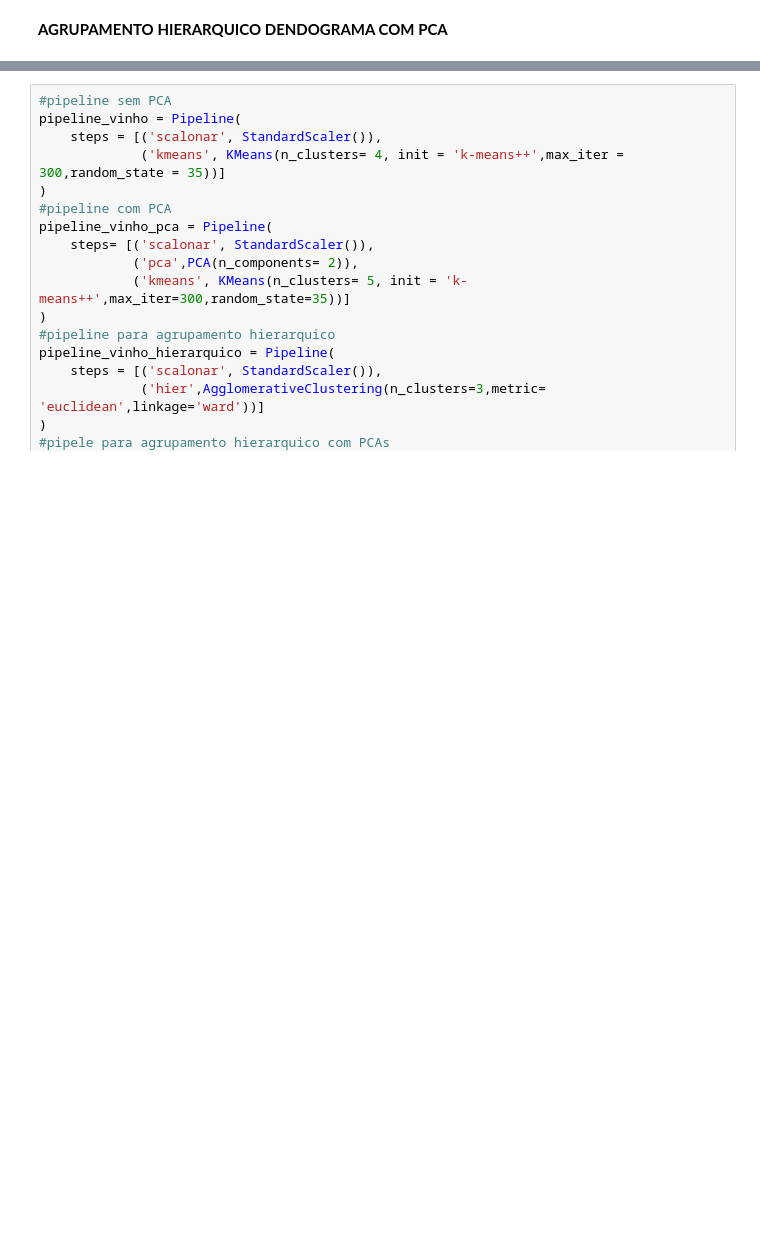
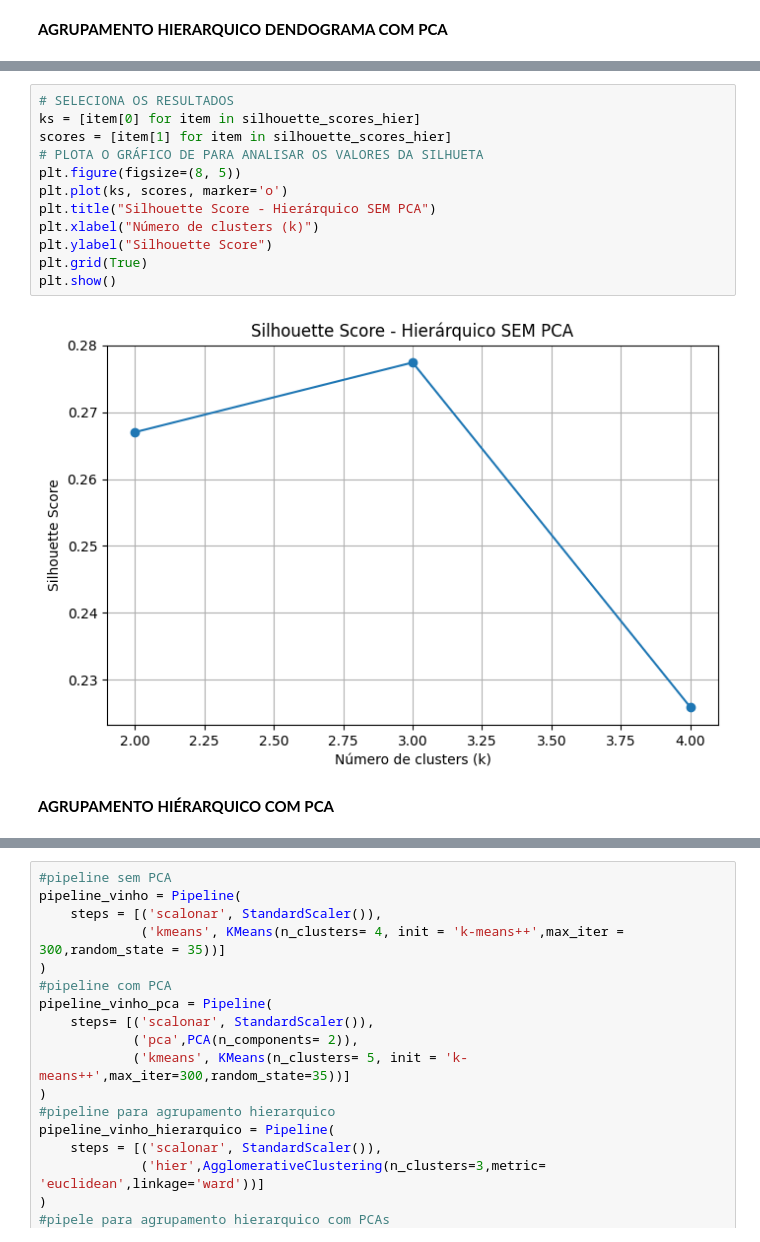
Before and after one commit to Rd-Brito13/Projeto-WineChem, a Jupyter notebook: notebooks/Agrupamento_Vinho.ipynb, the cells around one changed output, grey strips where cells are left out. Drawn from its saved outputs; the diff is of its cells as text; blank space fills up the shorter version.

```diff
--- a/notebooks/Agrupamento_Vinho.ipynb
+++ b/notebooks/Agrupamento_Vinho.ipynb
@@ -404,0 +625,16 @@ dendograma = dendrogram(linkage(vinhos_copia_PCA, method = 'average'))
+# %%
+# SELECIONA OS RESULTADOS
+ks = [item[0] for item in silhouette_scores_hier]
+scores = [item[1] for item in silhouette_scores_hier]
+# PLOTA O GRÁFICO DE PARA ANALISAR OS VALORES DA SILHUETA
+plt.figure(figsize=(8, 5))
+plt.plot(ks, scores, marker='o')
+plt.title("Silhouette Score - Hierárquico SEM PCA")
+plt.xlabel("Número de clusters (k)")
+plt.ylabel("Silhouette Score")
+plt.grid(True)
+plt.show()
+# %% [output]
+[figure, added]
+# %% [markdown]
+**AGRUPAMENTO HIÉRARQUICO COM PCA**
```
Also changed, not shown: parts of 41 cells of this notebook.
